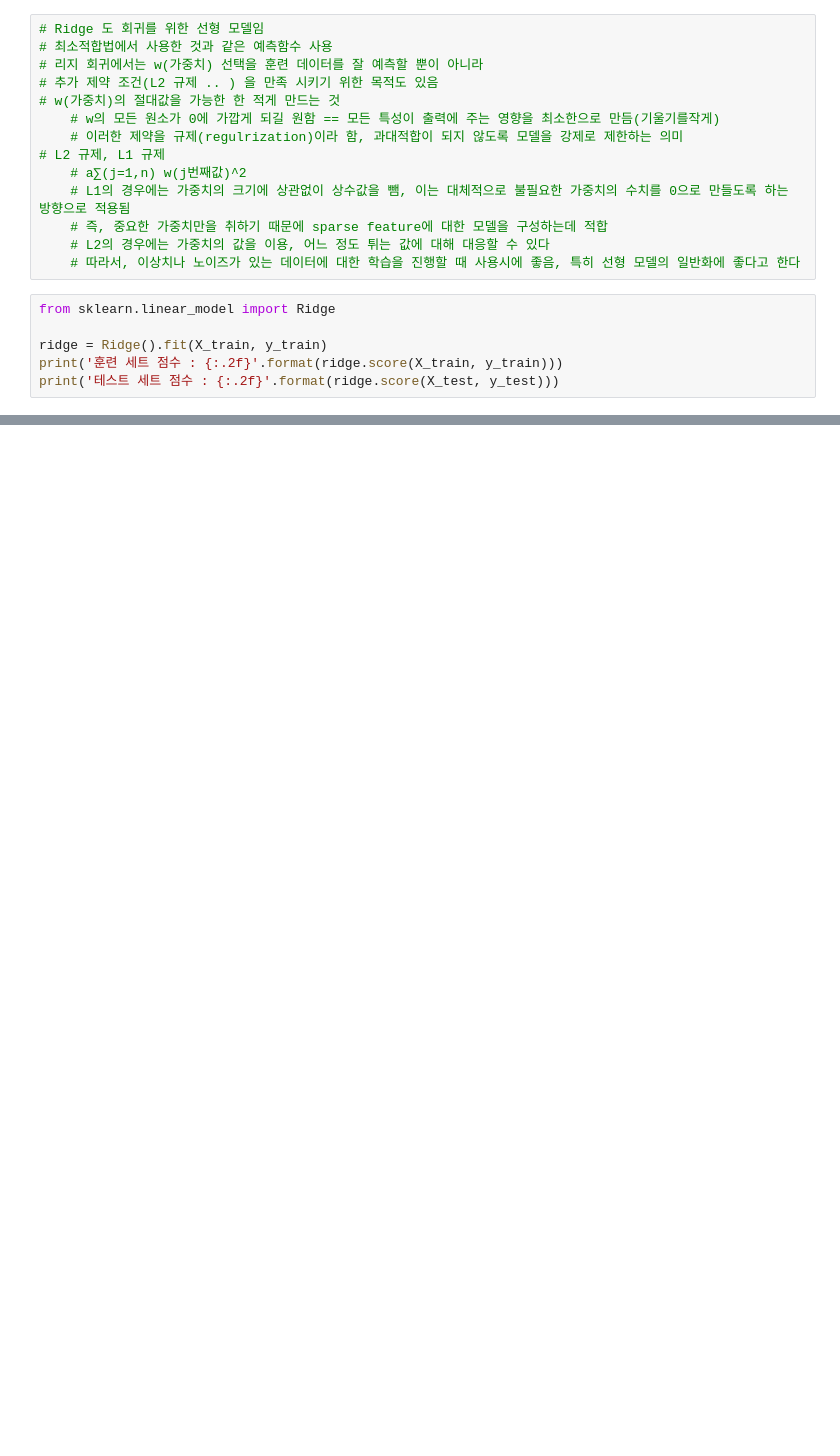
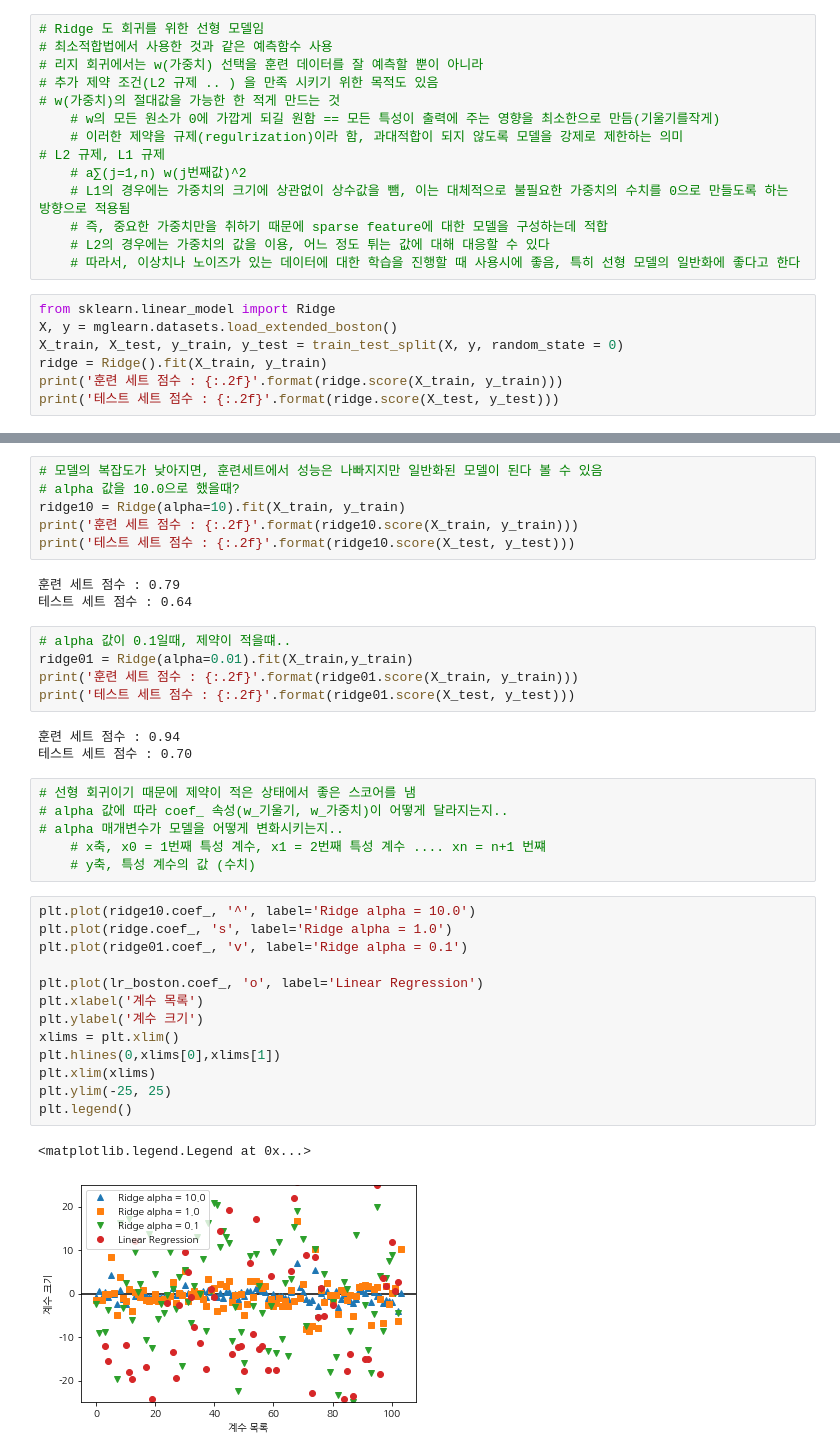
Before and after one commit to sdlee1026/machine, a Jupyter notebook: models/Supervised_Learning/Linear_model.ipynb, the cells around one changed output, grey strips where cells are left out. Cells and saved outputs as stored; diff of their text form; blank space fills up the shorter version.

Commit message:
Update Ridge Regression
Update ridge features, and plt

```diff
--- a/models/Supervised_Learning/Linear_model.ipynb
+++ b/models/Supervised_Learning/Linear_model.ipynb
@@ -186,7 +184,8 @@ print('훈련 세트 점수 : {:.2f}'.format(ridge.score(X_train,y_train)))
     # 따라서, 이상치나 노이즈가 있는 데이터에 대한 학습을 진행할 때 사용시에 좋음, 특히 선형 모델의 일반화에 좋다고 한다
 # %%
 from sklearn.linear_model import Ridge
-
+X, y = mglearn.datasets.load_extended_boston()
+X_train, X_test, y_train, y_test = train_test_split(X, y, random_state = 0)
 ridge = Ridge().fit(X_train, y_train)
 print('훈련 세트 점수 : {:.2f}'.format(ridge.score(X_train, y_train)))
 print('테스트 세트 점수 : {:.2f}'.format(ridge.score(X_test, y_test)))
@@ -199,0 +200,39 @@ print('테스트 세트 점수 : {:.2f}'.format(ridge.score(X_test, y_test)))
+# %%
+# 모델의 복잡도가 낮아지면, 훈련세트에서 성능은 나빠지지만 일반화된 모델이 된다 볼 수 있음
+# alpha 값을 10.0으로 했을때?
+ridge10 = Ridge(alpha=10).fit(X_train, y_train)
+print('훈련 세트 점수 : {:.2f}'.format(ridge10.score(X_train, y_train)))
+print('테스트 세트 점수 : {:.2f}'.format(ridge10.score(X_test, y_test)))
+# %% [output]
+훈련 세트 점수 : 0.79
+테스트 세트 점수 : 0.64
+# %%
+# alpha 값이 0.1일때, 제약이 적을떄..
+ridge01 = Ridge(alpha=0.01).fit(X_train,y_train)
+print('훈련 세트 점수 : {:.2f}'.format(ridge01.score(X_train, y_train)))
+print('테스트 세트 점수 : {:.2f}'.format(ridge01.score(X_test, y_test)))
+# %% [output]
+훈련 세트 점수 : 0.94
+테스트 세트 점수 : 0.70
+# %%
+# 선형 회귀이기 때문에 제약이 적은 상태에서 좋은 스코어를 냄
+# alpha 값에 따라 coef_ 속성(w_기울기, w_가중치)이 어떻게 달라지는지..
+# alpha 매개변수가 모델을 어떻게 변화시키는지..
+    # x축, x0 = 1번째 특성 계수, x1 = 2번째 특성 계수 .... xn = n+1 번쨰
+    # y축, 특성 계수의 값 (수치)
+# %%
+plt.plot(ridge10.coef_, '^', label='Ridge alpha = 10.0')
+plt.plot(ridge.coef_, 's', label='Ridge alpha = 1.0')
+plt.plot(ridge01.coef_, 'v', label='Ridge alpha = 0.1')
+
+plt.plot(lr_boston.coef_, 'o', label='Linear Regression')
+plt.xlabel('계수 목록')
+plt.ylabel('계수 크기')
+xlims = plt.xlim()
+plt.hlines(0,xlims[0],xlims[1])
+plt.xlim(xlims)
+plt.ylim(-25, 25)
+plt.legend()
+# %% [output]
+<matplotlib.legend.Legend at 0x...>
+[figure, added]
```
Also changed, not shown: parts of 11 cells of this notebook.
